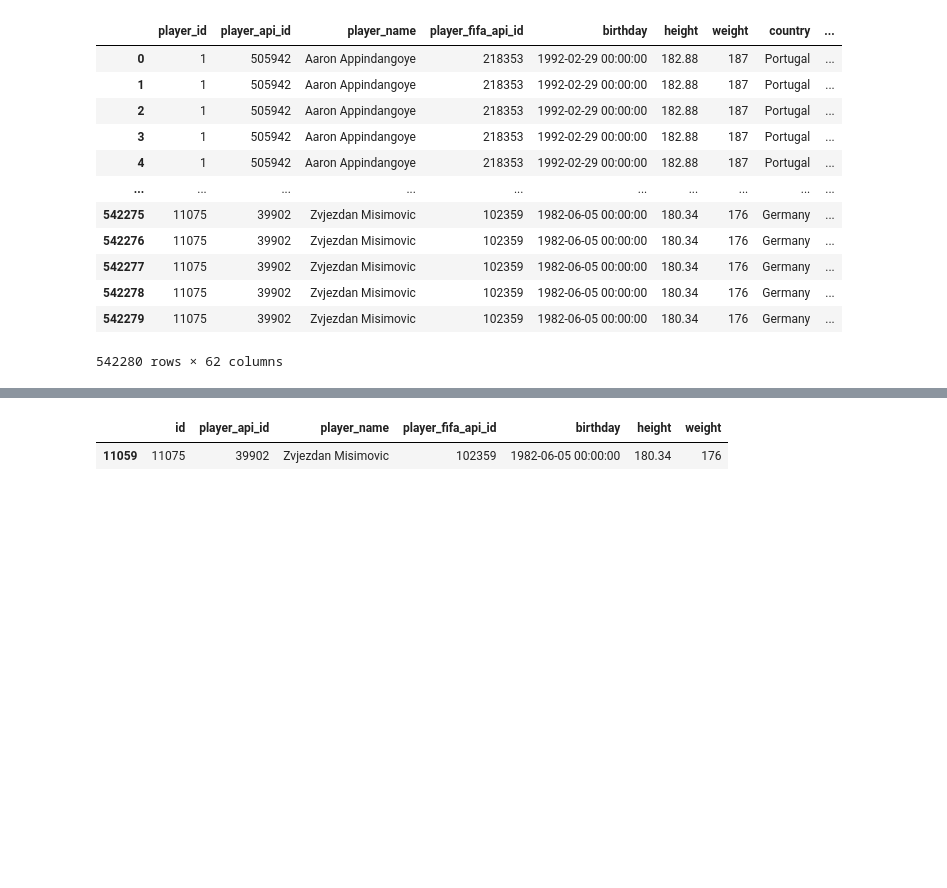
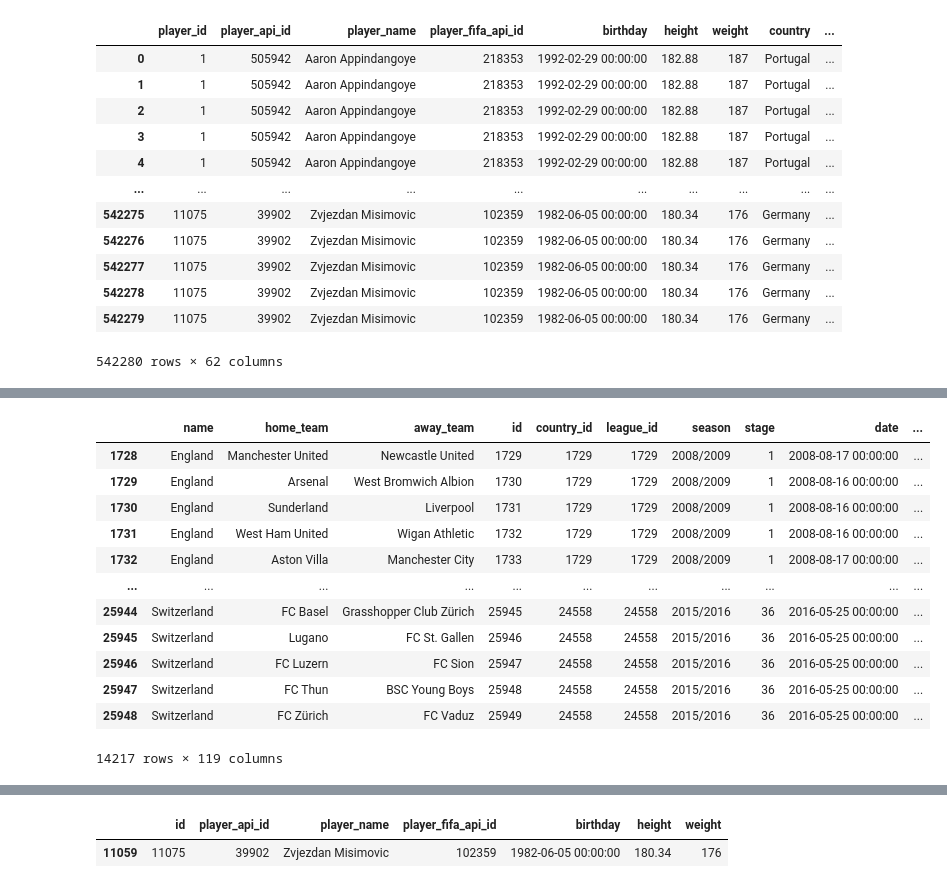
Before and after one commit to ladorabl/udacity_data_analyst_nd, a Jupyter notebook: Project2/Project2_EDA.ipynb, the cells around one changed output, grey strips where cells are left out. Drawn from its saved outputs; the diff is of its cells as text; code cells hidden in the pictures; blank space fills up the shorter version.

```diff
--- a/Project2/Project2_EDA.ipynb
+++ b/Project2/Project2_EDA.ipynb
@@ -811,0 +1036,17 @@ player_match
+# %%
+matches_with_goal_info = match_detail [~match_detail.goal.isna()]
+matches_with_goal_info
+# %% [output]
+|  | name | home_team | away_team | id | country_id | league_id | season | stage | date | ... |
+| 1728 | England | Manchester United | Newcastle United | 1729 | 1729 | 1729 | 2008/2009 | 1 | 2008-08-17 00:00:00 | ... |
+| 1729 | England | Arsenal | West Bromwich Albion | 1730 | 1729 | 1729 | 2008/2009 | 1 | 2008-08-16 00:00:00 | ... |
+| 1730 | England | Sunderland | Liverpool | 1731 | 1729 | 1729 | 2008/2009 | 1 | 2008-08-16 00:00:00 | ... |
+| 1731 | England | West Ham United | Wigan Athletic | 1732 | 1729 | 1729 | 2008/2009 | 1 | 2008-08-16 00:00:00 | ... |
+| 1732 | England | Aston Villa | Manchester City | 1733 | 1729 | 1729 | 2008/2009 | 1 | 2008-08-17 00:00:00 | ... |
+| ... | ... | ... | ... | ... | ... | ... | ... | ... | ... | ... |
+| 25944 | Switzerland | FC Basel | Grasshopper Club Zürich | 25945 | 24558 | 24558 | 2015/2016 | 36 | 2016-05-25 00:00:00 | ... |
+| 25945 | Switzerland | Lugano | FC St. Gallen | 25946 | 24558 | 24558 | 2015/2016 | 36 | 2016-05-25 00:00:00 | ... |
+| 25946 | Switzerland | FC Luzern | FC Sion | 25947 | 24558 | 24558 | 2015/2016 | 36 | 2016-05-25 00:00:00 | ... |
+| 25947 | Switzerland | FC Thun | BSC Young Boys | 25948 | 24558 | 24558 | 2015/2016 | 36 | 2016-05-25 00:00:00 | ... |
+| 25948 | Switzerland | FC Zürich | FC Vaduz | 25949 | 24558 | 24558 | 2015/2016 | 36 | 2016-05-25 00:00:00 | ... |
+14217 rows × 119 columns
```
Also changed, not shown: parts of 41 cells of this notebook, 1 other file.
